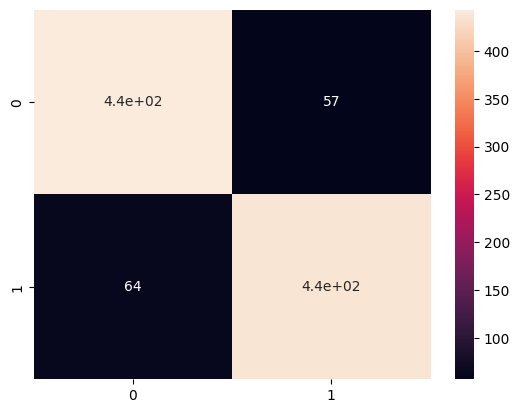
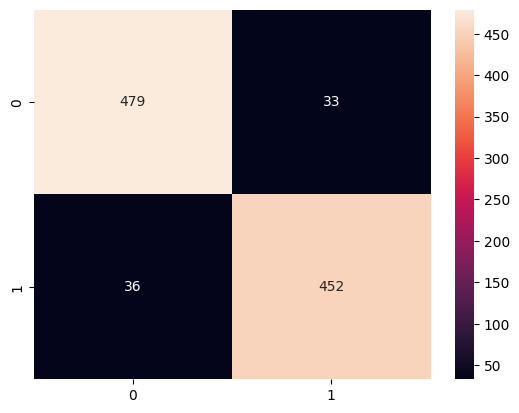
Code edit (unified diff) that turned the first committed figure into the second:
--- before
+++ after
@@ -1 +1 @@
-sns.heatmap(cm , annot = True)
+sns.heatmap(cm , annot = True , fmt='d')

Commit: Adjusted to shuffle.